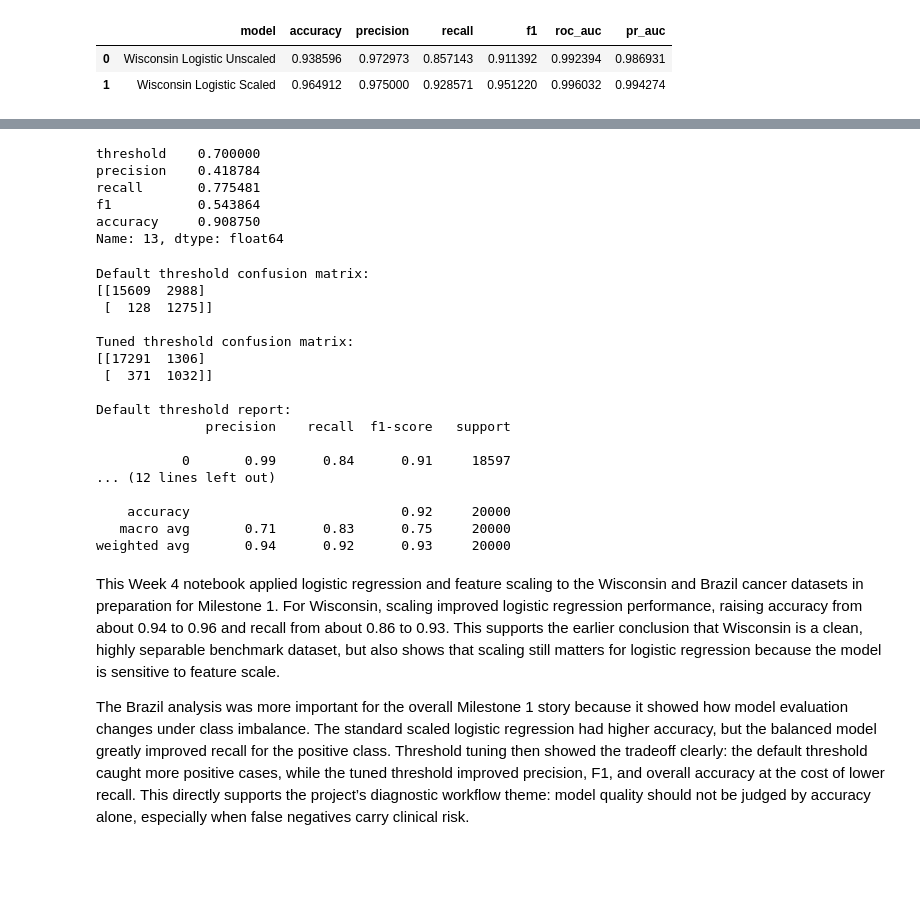
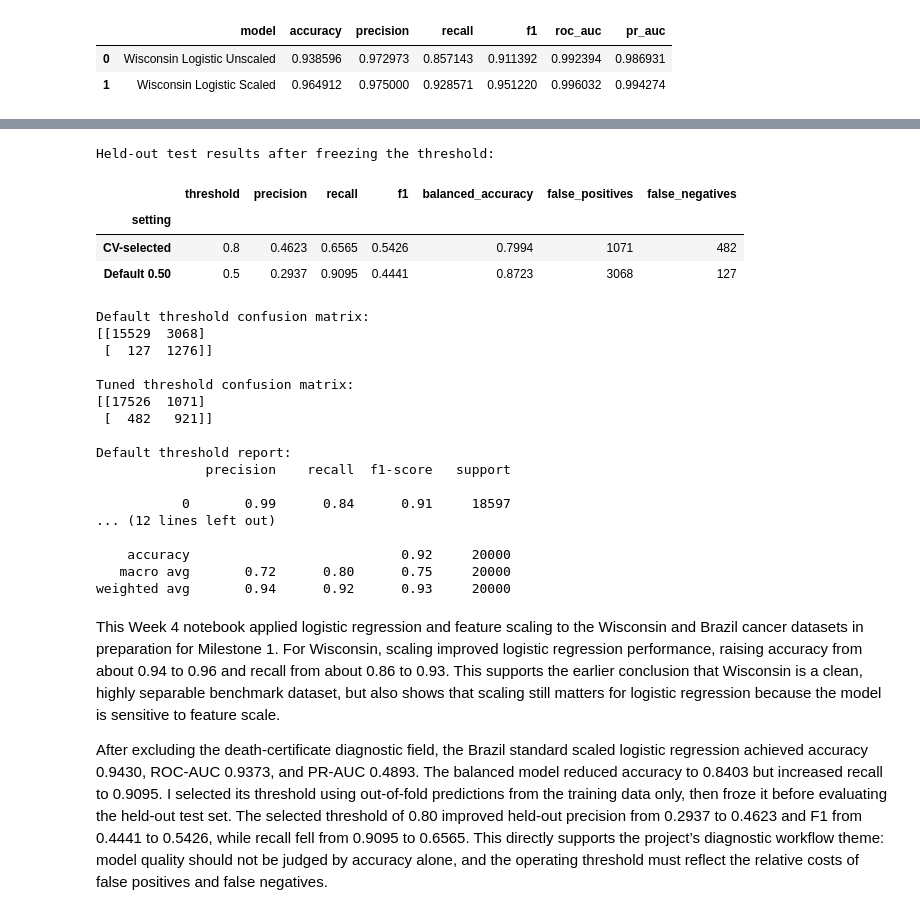
Before and after one commit to jrconner16/mod_c_capstone, a Jupyter notebook: notebooks/milestone1/04_week4_logistic_scaling_thresholds.ipynb, the cells around one changed output, grey strips where cells are left out. Drawn from its saved outputs; the diff is of its cells as text; code cells hidden in the pictures; blank space fills up the shorter version.

```diff
--- a/notebooks/milestone1/04_week4_logistic_scaling_thresholds.ipynb
+++ b/notebooks/milestone1/04_week4_logistic_scaling_thresholds.ipynb
@@ -259,25 +274,33 @@ Name: 14, dtype: float64
 # %%
-recall_target =  0.735567
-
-high_recall_options = threshold_df[threshold_df["recall"] >= recall_target]
-
-if len(high_recall_options) > 0:
-    best_high_recall = high_recall_options.sort_values("precision", ascending=False).iloc[0]
-    print(best_high_recall)
-else:
-    print("No threshold achieved the recall target.")
+best_threshold = float(best_f1_row["threshold"])
+test_threshold_rows = []
+for label, threshold in [("CV-selected", best_threshold), ("Default 0.50", 0.50)]:
+    pred = (yb_test_score >= threshold).astype(int)
+    tn, fp, fn, tp = confusion_matrix(yb_test, pred).ravel()
+    test_threshold_rows.append({
+        "setting": label,
+        "threshold": threshold,
+        "precision": precision_score(yb_test, pred, zero_division=0),
+        "recall": recall_score(yb_test, pred, zero_division=0),
+        "f1": f1_score(yb_test, pred, zero_division=0),
+        "balanced_accuracy": balanced_accuracy_score(yb_test, pred),
+        "false_positives": fp,
+        "false_negatives": fn,
+    })
+test_threshold_df = pd.DataFrame(test_threshold_rows).set_index("setting")
+print("Held-out test results after freezing the threshold:")
+test_threshold_df.round(4)
 # %% [output]
-threshold    0.700000
-precision    0.418784
-recall       0.775481
-f1           0.543864
-accuracy     0.908750
-Name: 13, dtype: float64
+Held-out test results after freezing the threshold:
+|  | threshold | precision | recall | f1 | balanced_accuracy | false_positives | false_negatives |
+| setting |  |  |  |  |  |  |  |
+| CV-selected | 0.8 | 0.4623 | 0.6565 | 0.5426 | 0.7994 | 1071 | 482 |
+| Default 0.50 | 0.5 | 0.2937 | 0.9095 | 0.4441 | 0.8723 | 3068 | 127 |
 # %%
-default_pred = (yb_score >= 0.50).astype(int)
+default_pred = (yb_test_score >= 0.50).astype(int)
 
 best_threshold = best_f1_row["threshold"]
-tuned_pred = (yb_score >= best_threshold).astype(int)
+tuned_pred = (yb_test_score >= best_threshold).astype(int)
 
 print("Default threshold confusion matrix:")
 print(confusion_matrix(yb_test, default_pred))
@@ -292,12 +315,12 @@ print("\nTuned threshold report:")
 print(classification_report(yb_test, tuned_pred, zero_division=0))
 # %% [output]
 Default threshold confusion matrix:
-[[15609  2988]
- [  128  1275]]
+[[15529  3068]
+ [  127  1276]]
 
 Tuned threshold confusion matrix:
-[[17291  1306]
- [  371  1032]]
+[[17526  1071]
+ [  482   921]]
 
 Default threshold report:
               precision    recall  f1-score   support
@@ -306,9 +329,9 @@ Default threshold report:
 ... (12 lines left out)
 
     accuracy                           0.92     20000
-   macro avg       0.71      0.83      0.75     20000
+   macro avg       0.72      0.80      0.75     20000
 weighted avg       0.94      0.92      0.93     20000
 # %% [markdown]
 This Week 4 notebook applied logistic regression and feature scaling to the Wisconsin and Brazil cancer datasets in preparation for Milestone 1. For Wisconsin, scaling improved logistic regression performance, raising accuracy from about 0.94 to 0.96 and recall from about 0.86 to 0.93. This supports the earlier conclusion that Wisconsin is a clean, highly separable benchmark dataset, but also shows that scaling still matters for logistic regression because the model is sensitive to feature scale.
 
-The Brazil analysis was more important for the overall Milestone 1 story because it showed how model evaluation changes under class imbalance. The standard scaled logistic regression had higher accuracy, but the balanced model greatly improved recall for the positive class. Threshold tuning then showed the tradeoff clearly: the default threshold caught more positive cases, while the tuned threshold improved precision, F1, and overall accuracy at the cost of lower recall. This directly supports the project’s diagnostic workflow theme: model quality should not be judged by accuracy alone, especially when false negatives carry clinical risk.
+After excluding the death-certificate diagnostic field, the Brazil standard scaled logistic regression achieved accuracy 0.9430, ROC-AUC 0.9373, and PR-AUC 0.4893. The balanced model reduced accuracy to 0.8403 but increased recall to 0.9095. I selected its threshold using out-of-fold predictions from the training data only, then froze it before evaluating the held-out test set. The selected threshold of 0.80 improved held-out precision from 0.2937 to 0.4623 and F1 from 0.4441 to 0.5426, while recall fell from 0.9095 to 0.6565. This directly supports the project’s diagnostic workflow theme: model quality should not be judged by accuracy alone, and the operating threshold must reflect the relative costs of false positives and false negatives.
```
Also changed, not shown: parts of 9 cells of this notebook, 3 other files.
